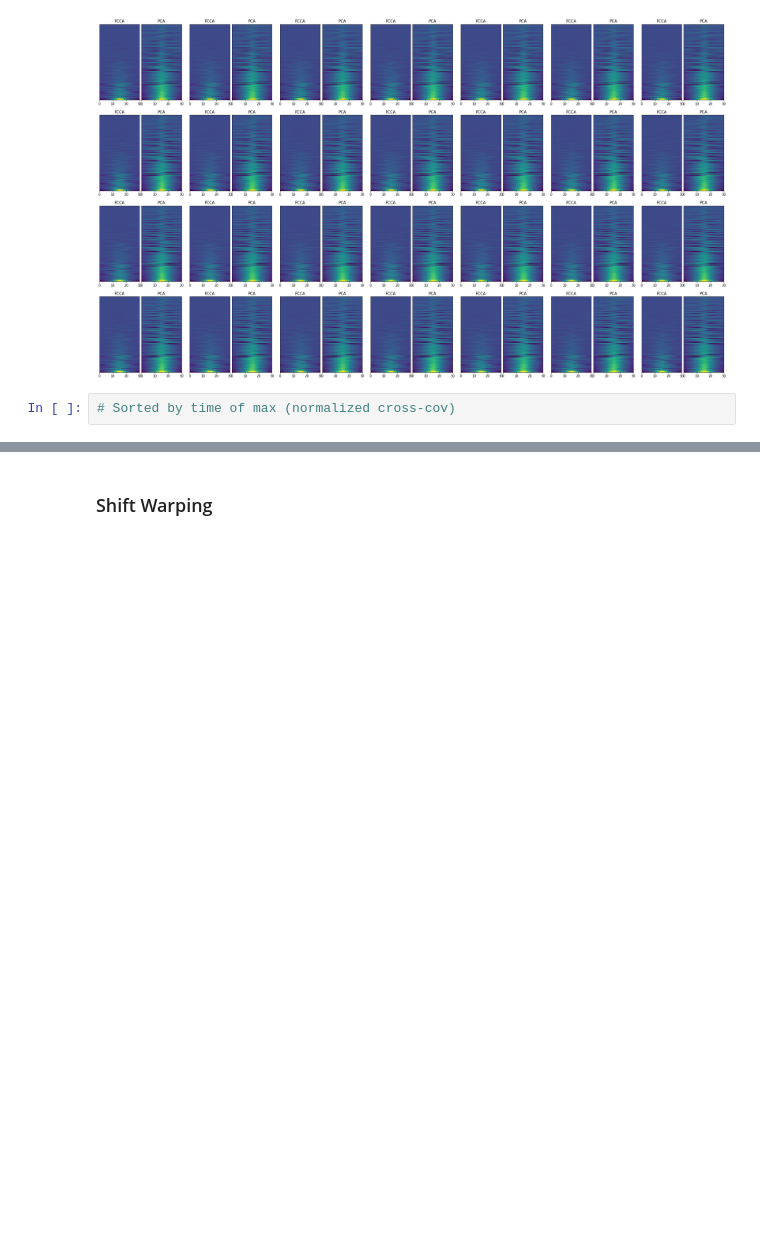
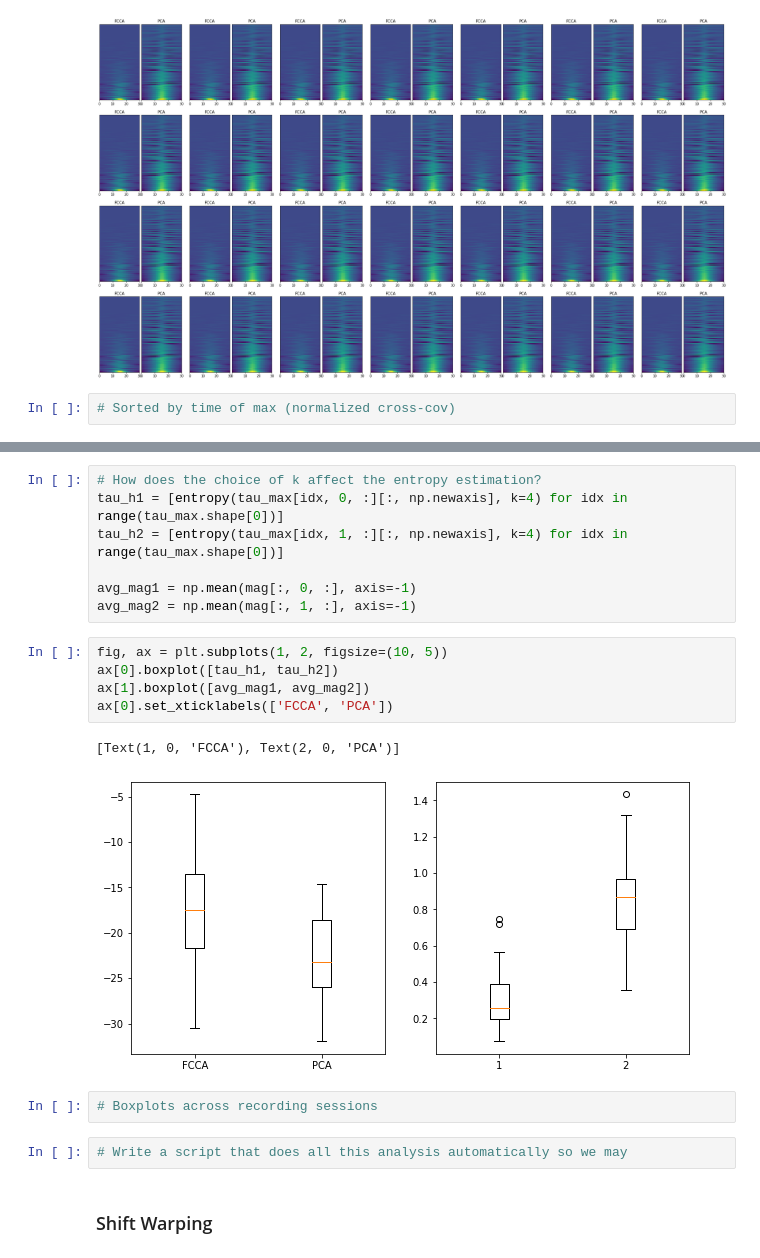
Before and after one commit to BouchardLab/FCCA_analysis, a Jupyter notebook: notebooks/data_exploration/PSTH.ipynb, the cells around one changed output, grey strips where cells are left out. Drawn from its saved outputs; the diff is of its cells as text; blank space fills up the shorter version.

```diff
--- a/notebooks/data_exploration/PSTH.ipynb
+++ b/notebooks/data_exploration/PSTH.ipynb
@@ -336,3 +388,22 @@ for h in range(cc_offdiag.shape[0]):
+# %%
+# How does the choice of k affect the entropy estimation?
+tau_h1 = [entropy(tau_max[idx, 0, :][:, np.newaxis], k=4) for idx in range(tau_max.shape[0])]
+tau_h2 = [entropy(tau_max[idx, 1, :][:, np.newaxis], k=4) for idx in range(tau_max.shape[0])]
+
+avg_mag1 = np.mean(mag[:, 0, :], axis=-1)
+avg_mag2 = np.mean(mag[:, 1, :], axis=-1)
+# %%
+fig, ax = plt.subplots(1, 2, figsize=(10, 5))
+ax[0].boxplot([tau_h1, tau_h2])
+ax[1].boxplot([avg_mag1, avg_mag2])
+ax[0].set_xticklabels(['FCCA', 'PCA'])
+# %% [output]
+[Text(1, 0, 'FCCA'), Text(2, 0, 'PCA')]
+[figure, added]
+# %%
+# Boxplots across recording sessions
+# %%
+# Write a script that does all this analysis automatically so we may
 # %% [markdown]
 ### Shift Warping
 # %%
```
Also changed, not shown: parts of 8 cells of this notebook, 8 other files.
